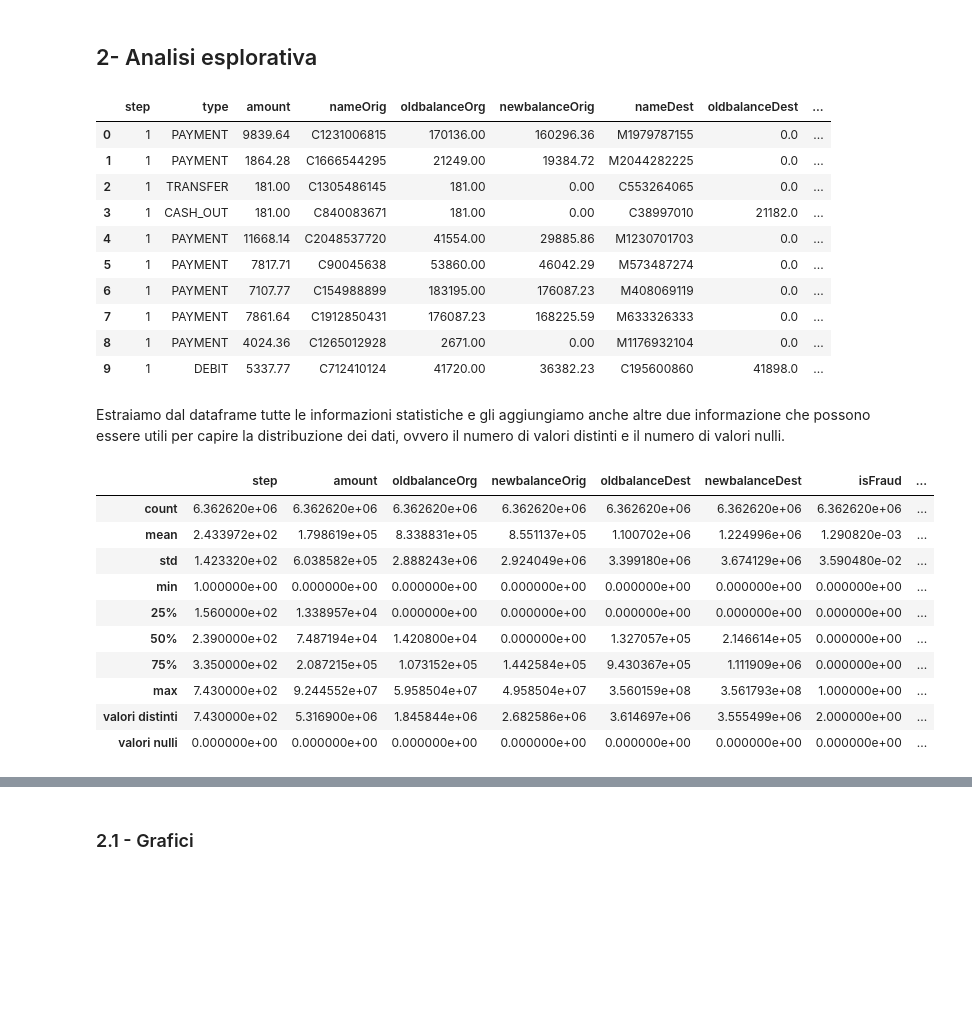
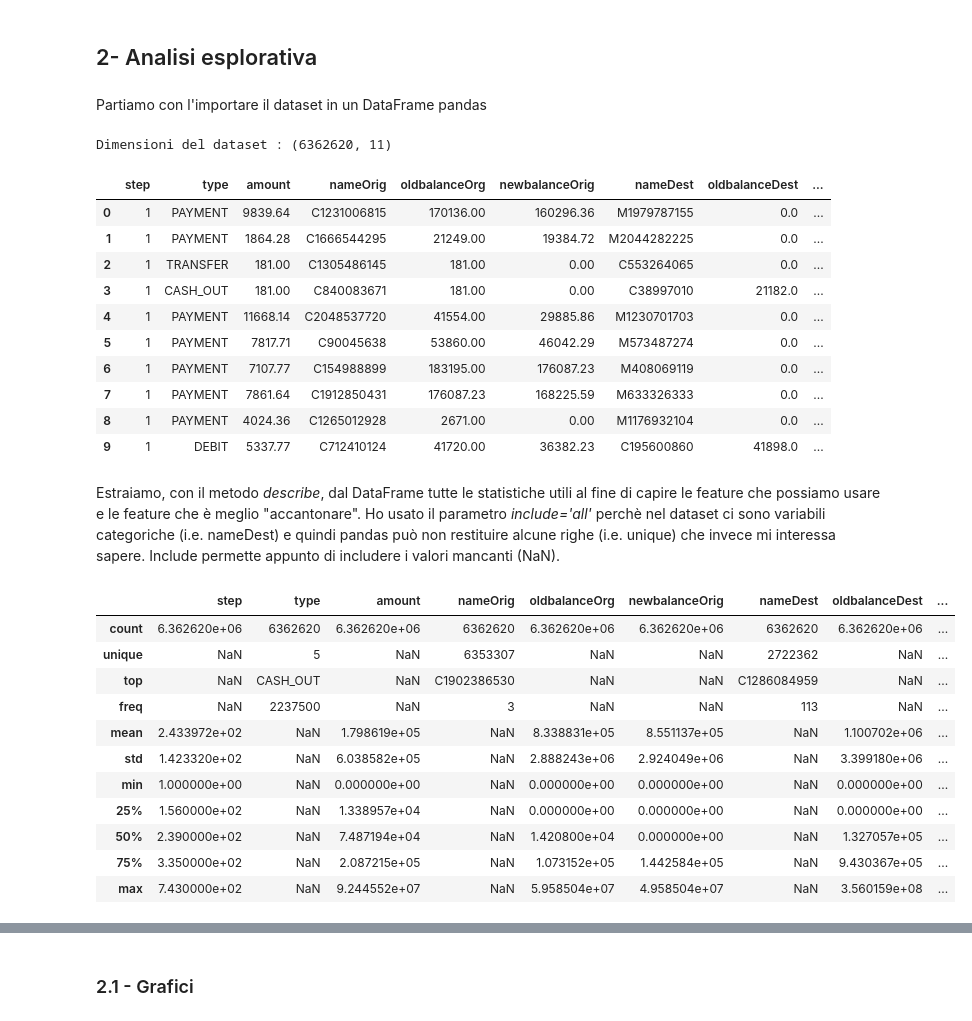
Before and after one commit to FedericoCampanozzi/FraudDetection, a Jupyter notebook: code/main.ipynb, the cells around one changed output, grey strips where cells are left out. Cells and saved outputs as stored; diff of their text form; code cells hidden in the pictures; blank space fills up the shorter version.

```diff
--- a/code/main.ipynb
+++ b/code/main.ipynb
@@ -27,10 +32,14 @@ import numpy as np
 import pandas as pd
 import matplotlib.pyplot as plt
 %matplotlib inline
+# %% [markdown]
+Partiamo con l'importare il dataset in un DataFrame pandas
 # %%
 transactions = pd.read_csv("../data/data.csv")
-transactions[:10]
+print(f"Dimensioni del dataset : {transactions.values.shape}")
+transactions.drop(columns=["isFlaggedFraud"])[:10]
 # %% [output]
+Dimensioni del dataset : (6362620, 11)
 |  | step | type | amount | nameOrig | oldbalanceOrg | newbalanceOrig | nameDest | oldbalanceDest | ... |
 | 0 | 1 | PAYMENT | 9839.64 | C1231006815 | 170136.00 | 160296.36 | M1979787155 | 0.0 | ... |
 | 1 | 1 | PAYMENT | 1864.28 | C1666544295 | 21249.00 | 19384.72 | M2044282225 | 0.0 | ... |
@@ -43,27 +52,19 @@ transactions[:10]
 | 8 | 1 | PAYMENT | 4024.36 | C1265012928 | 2671.00 | 0.00 | M1176932104 | 0.0 | ... |
 | 9 | 1 | DEBIT | 5337.77 | C712410124 | 41720.00 | 36382.23 | C195600860 | 41898.0 | ... |
 # %% [markdown]
-Estraiamo dal dataframe tutte le informazioni statistiche e gli aggiungiamo anche altre due informazione
-che possono essere utili per capire la distribuzione dei dati, ovvero il numero di valori distinti e il numero
-di valori nulli.
+Estraiamo, con il metodo *describe*, dal DataFrame tutte le statistiche utili al fine di capire le feature che possiamo usare e le feature che è meglio "accantonare". Ho usato il parametro *include='all'* perchè nel dataset ci sono variabili categoriche (i.e. nameDest) e quindi pandas può non restituire alcune righe (i.e. unique) che invece mi interessa sapere. Include permette appunto di includere i valori mancanti (NaN).
-# %%
-vMtx = transactions.describe().values
-vMtx = np.vstack([vMtx, [len(transactions[c].unique()) for c in ["step","amount","oldbalanceOrg",
-                                                                 "newbalanceOrig","oldbalanceDest","newbalanceDest",
-                                                                 "isFraud", "isFlaggedFraud"]]])
-vMtx = np.vstack([vMtx, transactions.describe().isna().sum().values])
-pd.DataFrame(data=vMtx,
-             index=['count','mean','std','min','25%','50%','75%','max','valori distinti','valori nulli'],
-             columns=transactions.describe().columns)
-# %% [output]
-|  | step | amount | oldbalanceOrg | newbalanceOrig | oldbalanceDest | newbalanceDest | isFraud | ... |
-| count | 6.362620e+06 | 6.362620e+06 | 6.362620e+06 | 6.362620e+06 | 6.362620e+06 | 6.362620e+06 | 6.362620e+06 | ... |
-| mean | 2.433972e+02 | 1.798619e+05 | 8.338831e+05 | 8.551137e+05 | 1.100702e+06 | 1.224996e+06 | 1.290820e-03 | ... |
-| std | 1.423320e+02 | 6.038582e+05 | 2.888243e+06 | 2.924049e+06 | 3.399180e+06 | 3.674129e+06 | 3.590480e-02 | ... |
-| min | 1.000000e+00 | 0.000000e+00 | 0.000000e+00 | 0.000000e+00 | 0.000000e+00 | 0.000000e+00 | 0.000000e+00 | ... |
-| 25% | 1.560000e+02 | 1.338957e+04 | 0.000000e+00 | 0.000000e+00 | 0.000000e+00 | 0.000000e+00 | 0.000000e+00 | ... |
-| 50% | 2.390000e+02 | 7.487194e+04 | 1.420800e+04 | 0.000000e+00 | 1.327057e+05 | 2.146614e+05 | 0.000000e+00 | ... |
-| 75% | 3.350000e+02 | 2.087215e+05 | 1.073152e+05 | 1.442584e+05 | 9.430367e+05 | 1.111909e+06 | 0.000000e+00 | ... |
-| max | 7.430000e+02 | 9.244552e+07 | 5.958504e+07 | 4.958504e+07 | 3.560159e+08 | 3.561793e+08 | 1.000000e+00 | ... |
-| valori distinti | 7.430000e+02 | 5.316900e+06 | 1.845844e+06 | 2.682586e+06 | 3.614697e+06 | 3.555499e+06 | 2.000000e+00 | ... |
-| valori nulli | 0.000000e+00 | 0.000000e+00 | 0.000000e+00 | 0.000000e+00 | 0.000000e+00 | 0.000000e+00 | 0.000000e+00 | ... |
+# %%
+transactions.drop(columns=["isFlaggedFraud"]).describe(include='all')
+# %% [output]
+|  | step | type | amount | nameOrig | oldbalanceOrg | newbalanceOrig | nameDest | oldbalanceDest | ... |
+| count | 6.362620e+06 | 6362620 | 6.362620e+06 | 6362620 | 6.362620e+06 | 6.362620e+06 | 6362620 | 6.362620e+06 | ... |
+| unique | NaN | 5 | NaN | 6353307 | NaN | NaN | 2722362 | NaN | ... |
+| top | NaN | CASH_OUT | NaN | C1902386530 | NaN | NaN | C1286084959 | NaN | ... |
+| freq | NaN | 2237500 | NaN | 3 | NaN | NaN | 113 | NaN | ... |
+| mean | 2.433972e+02 | NaN | 1.798619e+05 | NaN | 8.338831e+05 | 8.551137e+05 | NaN | 1.100702e+06 | ... |
+| std | 1.423320e+02 | NaN | 6.038582e+05 | NaN | 2.888243e+06 | 2.924049e+06 | NaN | 3.399180e+06 | ... |
+| min | 1.000000e+00 | NaN | 0.000000e+00 | NaN | 0.000000e+00 | 0.000000e+00 | NaN | 0.000000e+00 | ... |
+| 25% | 1.560000e+02 | NaN | 1.338957e+04 | NaN | 0.000000e+00 | 0.000000e+00 | NaN | 0.000000e+00 | ... |
+| 50% | 2.390000e+02 | NaN | 7.487194e+04 | NaN | 1.420800e+04 | 0.000000e+00 | NaN | 1.327057e+05 | ... |
+| 75% | 3.350000e+02 | NaN | 2.087215e+05 | NaN | 1.073152e+05 | 1.442584e+05 | NaN | 9.430367e+05 | ... |
+| max | 7.430000e+02 | NaN | 9.244552e+07 | NaN | 5.958504e+07 | 4.958504e+07 | NaN | 3.560159e+08 | ... |
```
Also changed, not shown: parts of 53 cells of this notebook, 3 other files.
